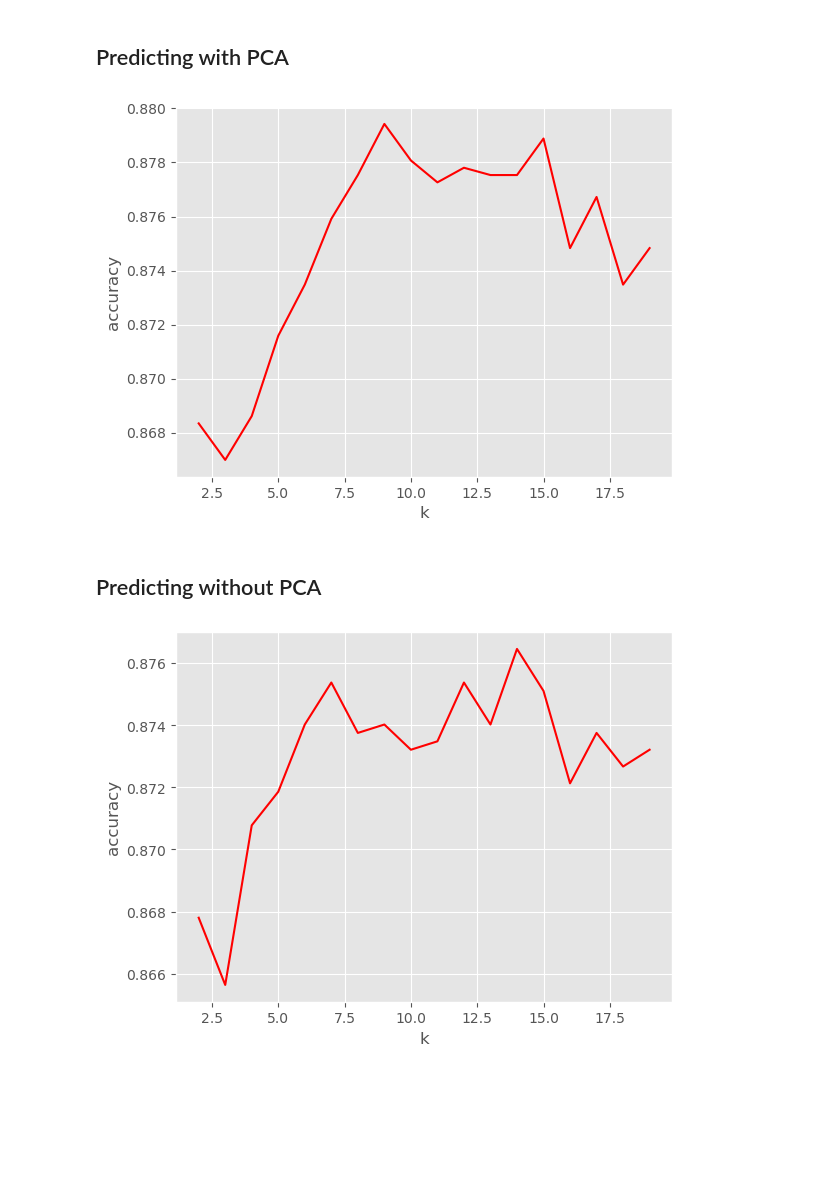
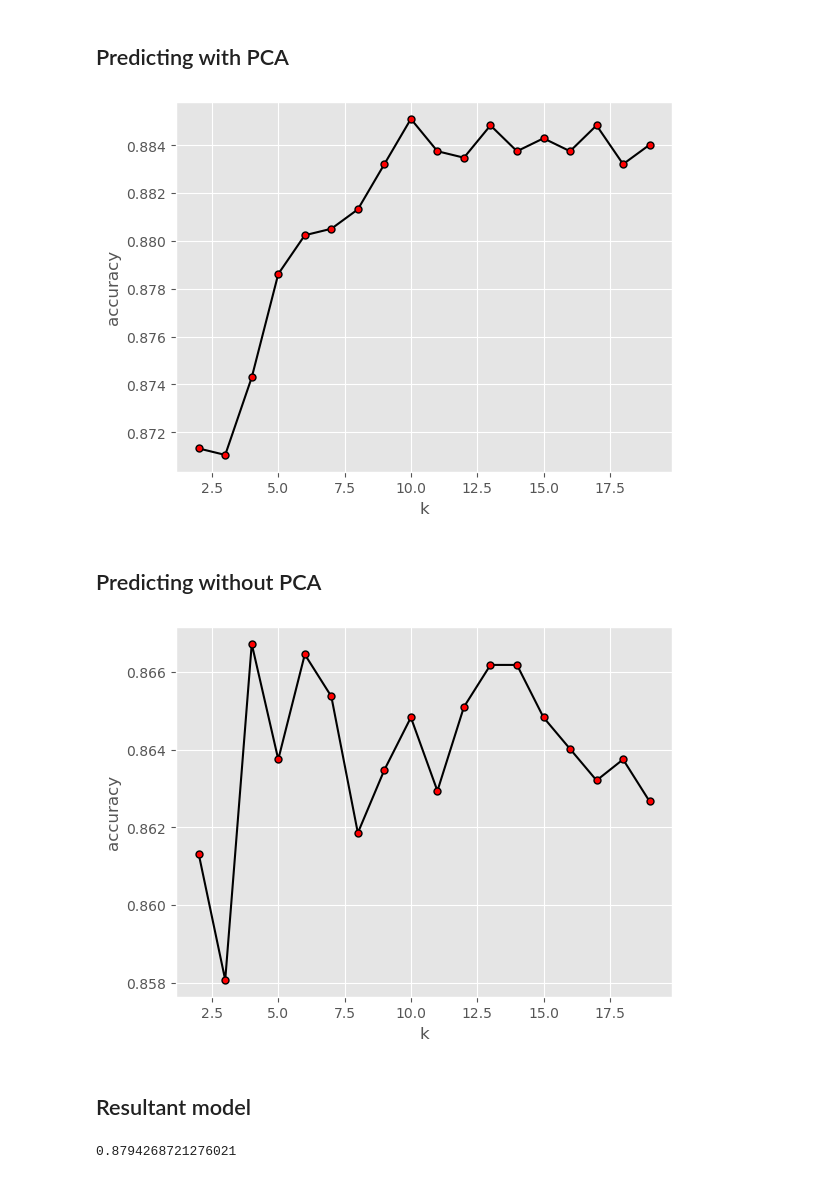
Before and after one commit to isaac-co/online-shopper-intention, a Jupyter notebook: shopper-intention.ipynb, the cells around one changed output. Cells and saved outputs as stored; diff of their text form; code cells hidden in the pictures; blank space fills up the shorter version.

```diff
--- a/shopper-intention.ipynb
+++ b/shopper-intention.ipynb
@@ -281,10 +266,12 @@ array(['Returning_Visitor', 'New_Visitor', 'Other'], dtype=object)
 # %%
 df.replace({'Returning_Visitor':0,'New_Visitor':1,'Other':2},inplace=True)
 # %%
-# Moving label column to the front
-cols = df.columns.tolist()
-cols.insert(0, cols.pop(cols.index('Revenue')))
-df = df.reindex(columns= cols)
+reorder = ['Revenue','PageValues', 'ProductRelated_Duration', 'ExitRates', 'ProductRelated',
+           'Administrative_Duration', 'BounceRates', 'Month', 'Administrative', 'Region',
+           'TrafficType', 'Informational_Duration', 'Browser', 'OperatingSystems', 'Informational',
+           'Weekend', 'VisitorType', 'SpecialDay']
+
+df = df[reorder]
 # %%
 df.head()
 # %% [output]
@@ -449,10 +436,10 @@ def get_accuracy(test_label, predicted_label):
 # %% [markdown]
 ## Predicting with PCA
 # %%
-label_data = df["Revenue"]
+label_data = y
 
 # Splitting data for training set, test size of 0.2
-x_train, x_test, y_train, y_test = train_test_split(reduced_Y, label_data, test_size = 0.3, random_state = 501)
+x_train, x_test, y_train, y_test = train_test_split(reduced_Y, label_data, test_size = 0.3, random_state = 420)
 # %%
 total_accuracy = []  # Create an empty list of accuracy rates
 
@@ -464,26 +451,28 @@ for k in k_value:
 
 plt.xlabel("k")
 plt.ylabel("accuracy")
-plt.plot(k_value, total_accuracy, c='r')
+plt.plot(k_value, total_accuracy, color='black', marker='.', markerfacecolor="red", markersize=10)
 plt.grid(True)  # Add grid
 # %% [output]
-[figure, old version]
+[figure, new version]
 # %% [markdown]
 ## Predicting without PCA
 # %%
-x_train, x_test, y_train, y_test = train_test_split(X_std, label_data, test_size = 0.3, random_state = 501)
+x_train, x_test, y_train, y_test = train_test_split(X, label_data, test_size = 0.3, random_state = 420)
 # %%
 total_accuracy = []  # Create an empty list of accuracy rates
 
 k_value = range(2, 20)
 for k in k_value:
     y_predict = k_nearest_neighbor(x_train, y_train, x_test, k)
     accuracy = get_accuracy(y_test, y_predict)
     total_accuracy.append(accuracy)
 
 plt.xlabel("k")
 plt.ylabel("accuracy")
-plt.plot(k_value, total_accuracy, c='r')
+plt.plot(k_value, total_accuracy, color='black', marker='.', markerfacecolor="red", markersize=10)
 plt.grid(True)  # Add grid
 # %% [output]
-[figure, old version]
+[figure, new version]
+# %% [markdown]
+## Resultant model
@@ -489,0 +492,4 @@ plt.grid(True)  # Add grid
+# %%
+knn.score(x_test,y_test)
+# %% [output]
+0.8794268721276021
```
Also changed, not shown: parts of 23 cells of this notebook.
